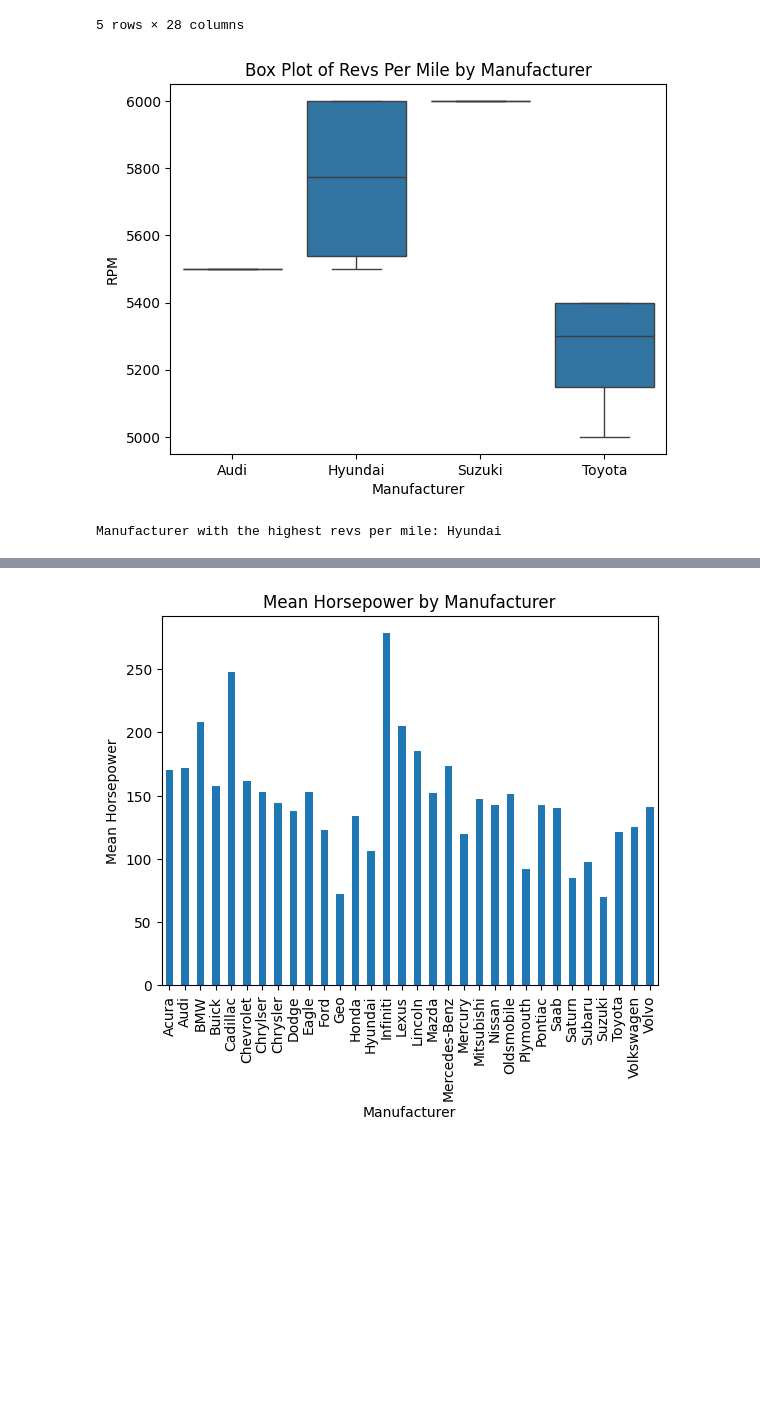
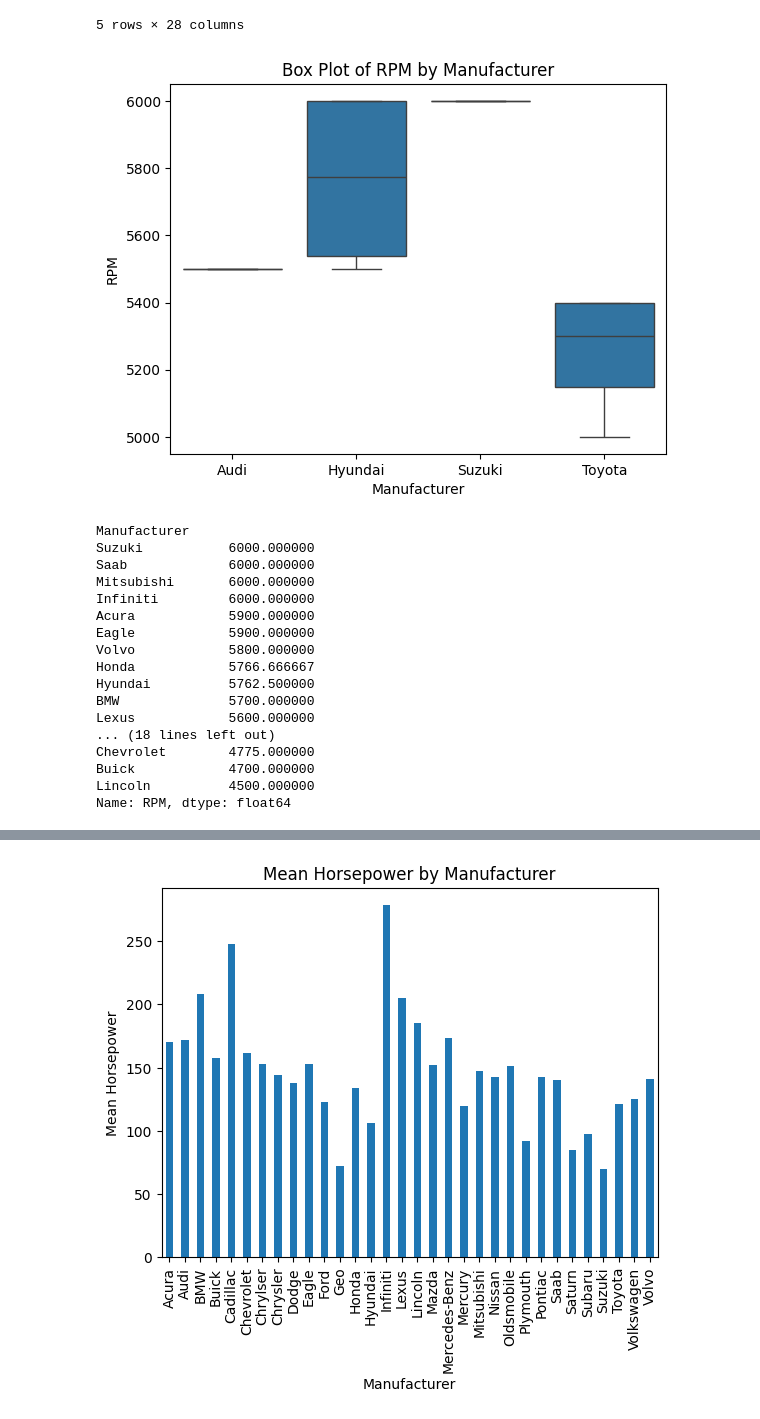
Before and after one commit to KingKouame/KingKouame, a Jupyter notebook: Data_Viz_Example.ipynb, the cells around one changed output, grey strips where cells are left out. Saved outputs shown, nothing was run; the diff lists cells and outputs as text; code cells hidden in the pictures; blank space fills up the shorter version.

```diff
--- a/Data_Viz_Example.ipynb
+++ b/Data_Viz_Example.ipynb
@@ -32,25 +32,39 @@ df.head()
 # %%
 # This function will allow us to filter the data for the specified manufacturers.
 
 df_filtered = df[df['Manufacturer'].isin(['Audi', 'Hyundai', 'Suzuki', 'Toyota'])]
 
 # We then create a box plot for the revs per mile.
 
-sns.boxplot(x='Manufacturer', y='RPM', data=df_filtered)
+sns.boxplot(x = 'Manufacturer', y = 'RPM', data = df_filtered)
 plt.xlabel('Manufacturer')
 plt.ylabel('RPM')
-plt.title('Box Plot of Revs Per Mile by Manufacturer')
+plt.title('Box Plot of RPM by Manufacturer')
 plt.show()
 
 # Followed by a function to find the manufacturer with the highest revs per mile.
 
-highest_rpm = df_filtered.groupby('Manufacturer')['RPM'].max()
-highest_rpm_manufacturer = highest_rpm.sort_values(ascending=False).index[0]
-
-print(f"Manufacturer with the highest revs per mile: {highest_rpm_manufacturer}")
+ranked_manufacturers = df.groupby("Manufacturer")["RPM"].mean().sort_values(ascending=False)
+print(ranked_manufacturers)
 # %% [output]
-[figure, old version]
+[figure, new version]
-Manufacturer with the highest revs per mile: Hyundai
+Manufacturer
+Suzuki           6000.000000
+Saab             6000.000000
+Mitsubishi       6000.000000
+Infiniti         6000.000000
+Acura            5900.000000
+Eagle            5900.000000
+Volvo            5800.000000
+Honda            5766.666667
+Hyundai          5762.500000
+BMW              5700.000000
+Lexus            5600.000000
+... (18 lines left out)
+Chevrolet        4775.000000
+Buick            4700.000000
+Lincoln          4500.000000
+Name: RPM, dtype: float64
 # %%
 # Here we created a histogram of MPG in the city and on the highway.
 
```
Also changed, not shown: parts of 3 cells of this notebook.
